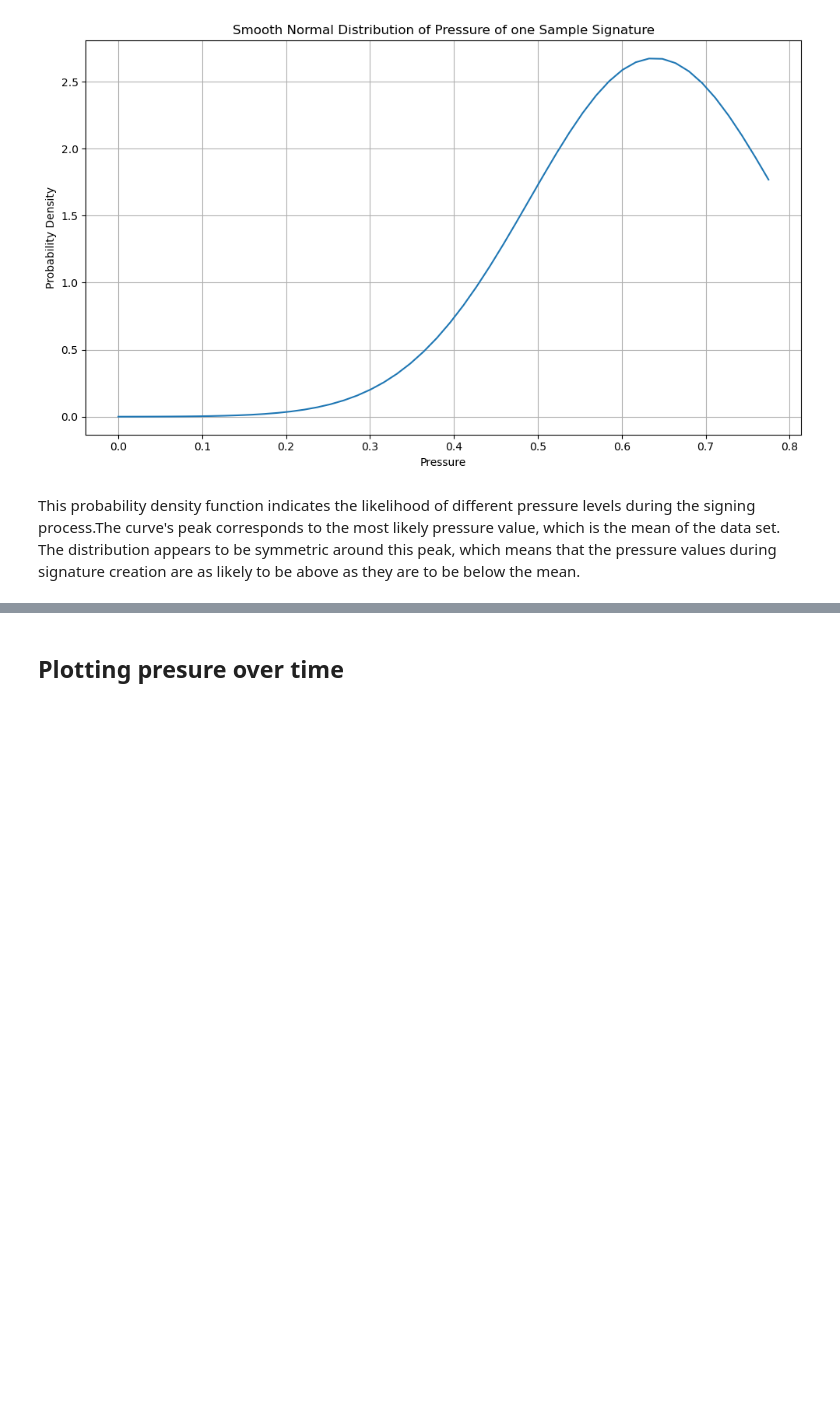
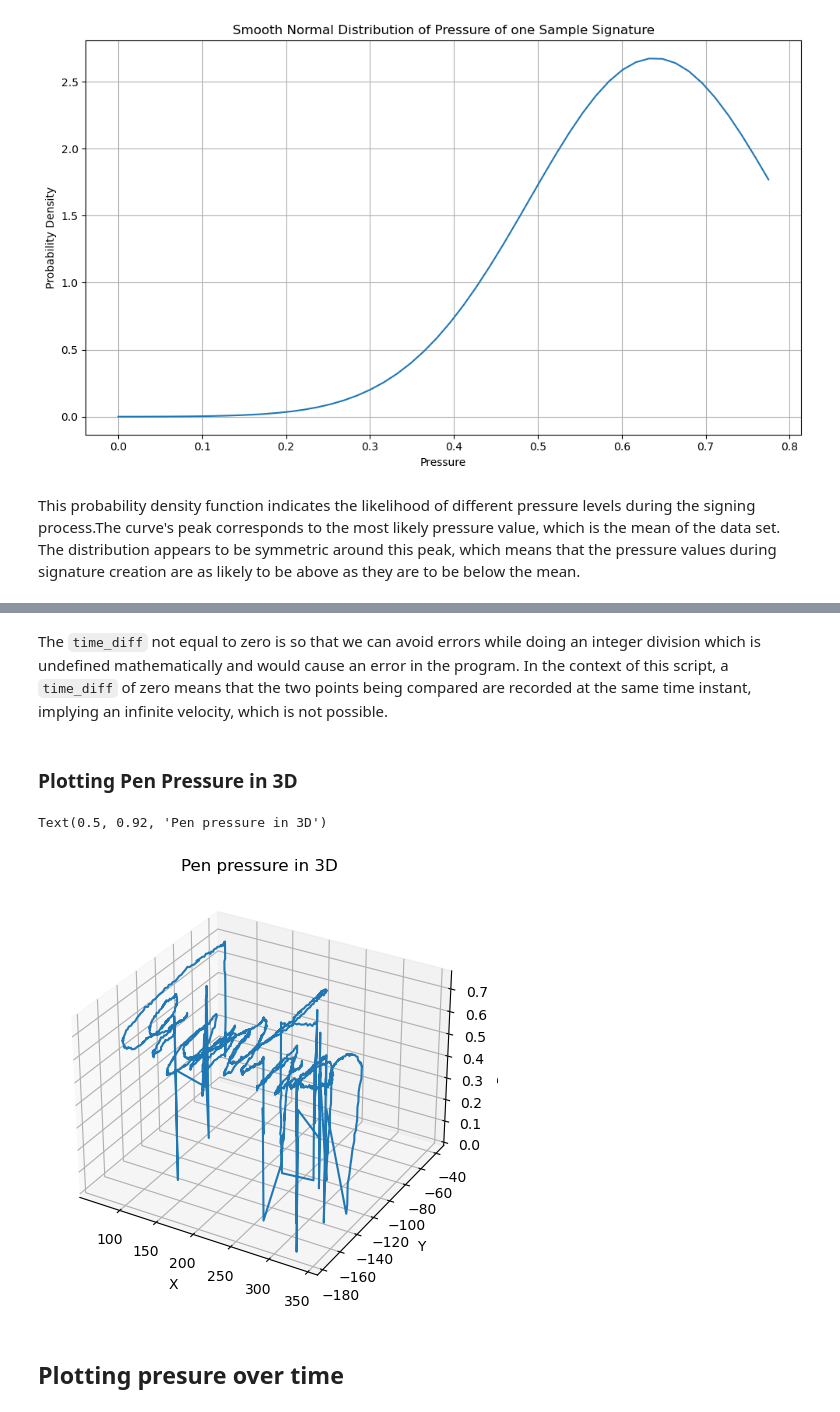
Before and after one commit to Abhay2412/ENCM509Labs, a Jupyter notebook: Lab 2/Lab02_2024W-AbhayKhosla.ipynb, the cells around one changed output, grey strips where cells are left out. Cells and saved outputs as stored; diff of their text form; code cells hidden in the pictures; blank space fills up the shorter version.

````diff
--- a/Lab 2/Lab02_2024W-AbhayKhosla.ipynb
+++ b/Lab 2/Lab02_2024W-AbhayKhosla.ipynb
@@ -177,3 +202,18 @@ This probability density function indicates the likelihood of different pressure
+# %% [markdown]
+The ```time_diff``` not equal to zero is so that we can avoid errors while doing an integer division which is undefined mathematically and would cause an error in the program. In the context of this script, a ```time_diff``` of zero means that the two points being compared are recorded at the same time instant, implying an infinite velocity, which is not possible.
+# %% [markdown]
+### Plotting Pen Pressure in 3D
+# %%
+ax = plt.axes( projection ='3d')
+# the line below is to reshape to vector using . flatten method
+ax. plot3D (coord1 [: ,0]. flatten (), -coord1 [: ,1].flatten (), prs1.flatten ())
+ax. set_xlabel('X')
+ax. set_ylabel('Y')
+ax. set_zlabel('Pressure')
+ax. set_title('Pen pressure in 3D')
+# %% [output]
+Text(0.5, 0.92, 'Pen pressure in 3D')
+[figure, added]
 # %% [markdown]
 ## Plotting presure over time
 # %%
````
Also changed, not shown: parts of 5 cells of this notebook.
